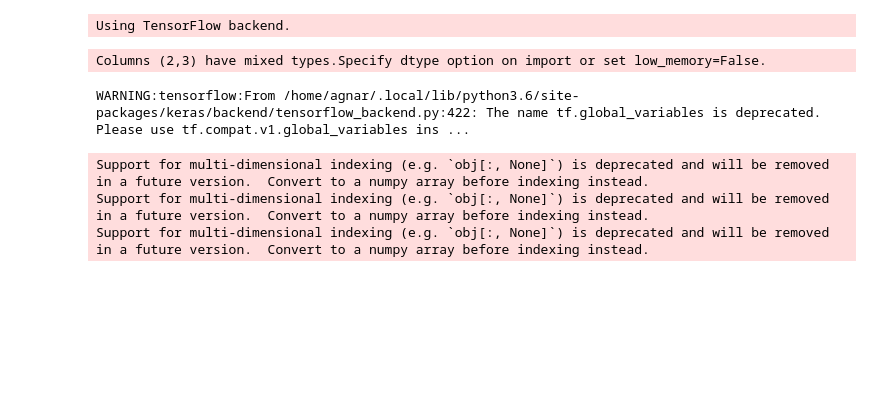
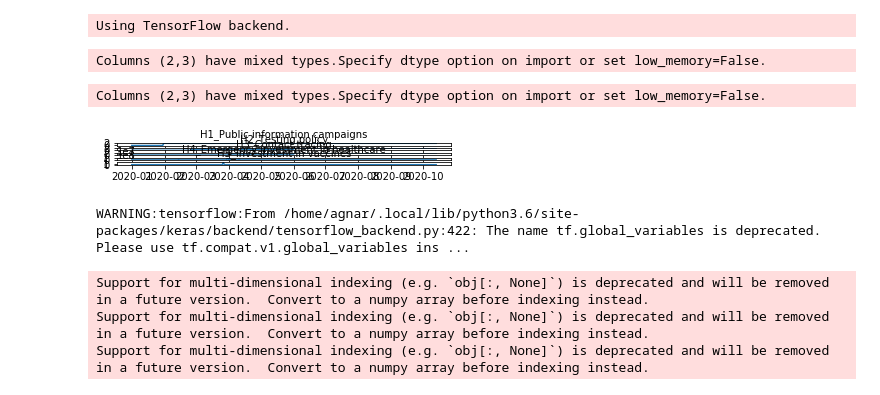
Before and after one commit to Agnar22/MachineLearning, a Jupyter notebook: notebook.ipynb, the cells around one changed output. Drawn from its saved outputs; the diff is of its cells as text; code cells hidden in the pictures; blank space fills up the shorter version.

```diff
--- a/notebook.ipynb
+++ b/notebook.ipynb
@@ -18,6 +18,11 @@ data = main.load_and_clean_data()
 x, y, _ = main.create_supervised_data_set(data[data['CountryName'] != 'Norway'].copy())
 # %% [output]
 Columns (2,3) have mixed types.Specify dtype option on import or set low_memory=False.
+# %%
+visualizer.display_policies(True)
+# %% [output]
+Columns (2,3) have mixed types.Specify dtype option on import or set low_memory=False.
+[figure, added]
 # %%
 # Set hyper-parameters.
 if config.USE_CACHED_HYPERPARAMETERS:
```
